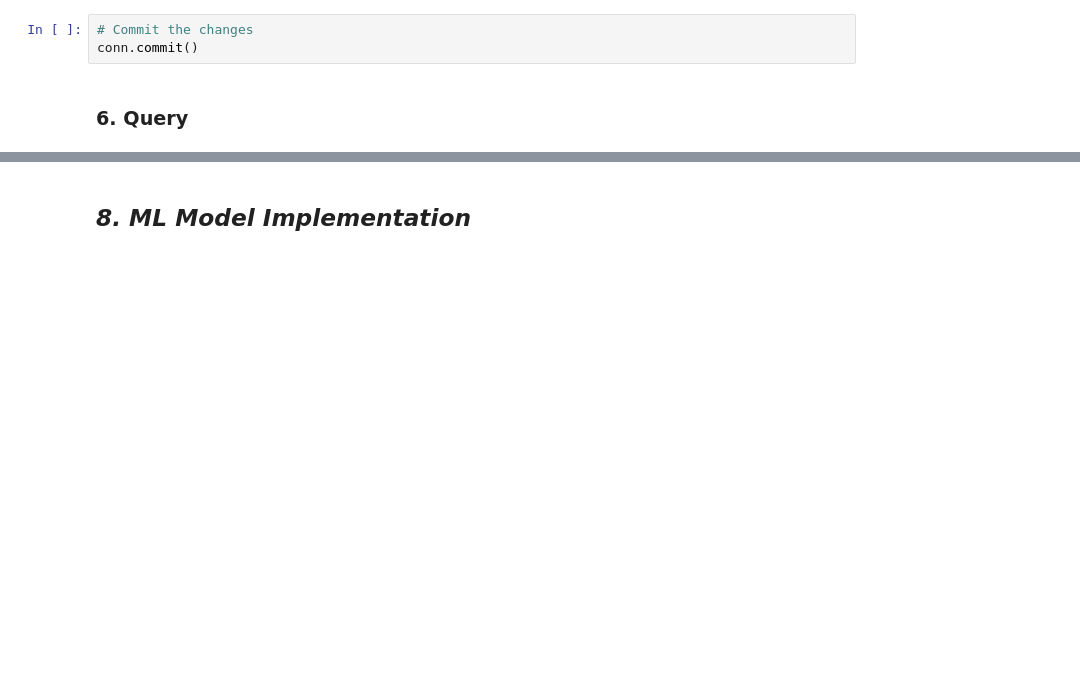
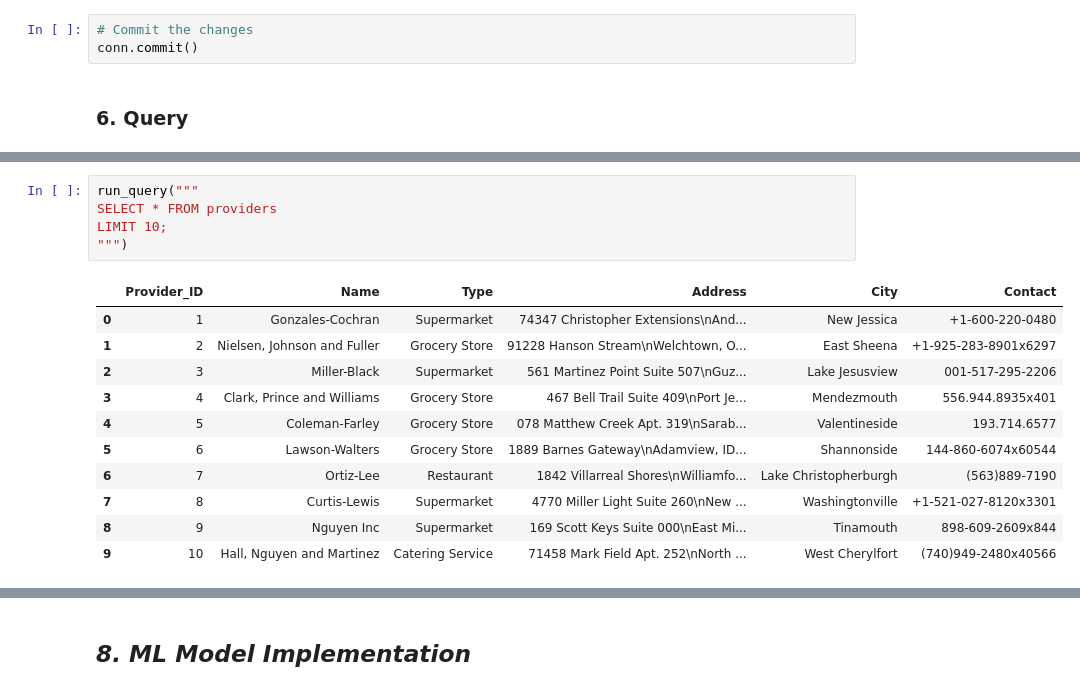
Before and after one commit to prathmesh-nitnaware/food-waster-prediction, a Jupyter notebook: Sample_ML_Submission_Template-2.ipynb, the cells around one changed output, grey strips where cells are left out. Drawn from its saved outputs; the diff is of its cells as text; blank space fills up the shorter version.

```diff
--- a/Sample_ML_Submission_Template-2.ipynb
+++ b/Sample_ML_Submission_Template-2.ipynb
@@ -2032,0 +1998,17 @@ conn.close()
+# %%
+run_query("""
+SELECT * FROM providers
+LIMIT 10;
+""")
+# %% [output]
+|  | Provider_ID | Name | Type | Address | City | Contact |
+| 0 | 1 | Gonzales-Cochran | Supermarket | 74347 Christopher Extensions\nAnd... | New Jessica | +1-600-220-0480 |
+| 1 | 2 | Nielsen, Johnson and Fuller | Grocery Store | 91228 Hanson Stream\nWelchtown, O... | East Sheena | +1-925-283-8901x6297 |
+| 2 | 3 | Miller-Black | Supermarket | 561 Martinez Point Suite 507\nGuz... | Lake Jesusview | 001-517-295-2206 |
+| 3 | 4 | Clark, Prince and Williams | Grocery Store | 467 Bell Trail Suite 409\nPort Je... | Mendezmouth | 556.944.8935x401 |
+| 4 | 5 | Coleman-Farley | Grocery Store | 078 Matthew Creek Apt. 319\nSarab... | Valentineside | 193.714.6577 |
+| 5 | 6 | Lawson-Walters | Grocery Store | 1889 Barnes Gateway\nAdamview, ID... | Shannonside | 144-860-6074x60544 |
+| 6 | 7 | Ortiz-Lee | Restaurant | 1842 Villarreal Shores\nWilliamfo... | Lake Christopherburgh | (563)889-7190 |
+| 7 | 8 | Curtis-Lewis | Supermarket | 4770 Miller Light Suite 260\nNew ... | Washingtonville | +1-521-027-8120x3301 |
+| 8 | 9 | Nguyen Inc | Supermarket | 169 Scott Keys Suite 000\nEast Mi... | Tinamouth | 898-609-2609x844 |
+| 9 | 10 | Hall, Nguyen and Martinez | Catering Service | 71458 Mark Field Apt. 252\nNorth ... | West Cherylfort | (740)949-2480x40566 |
```
Also changed, not shown: parts of 37 cells of this notebook, 2 other files.
